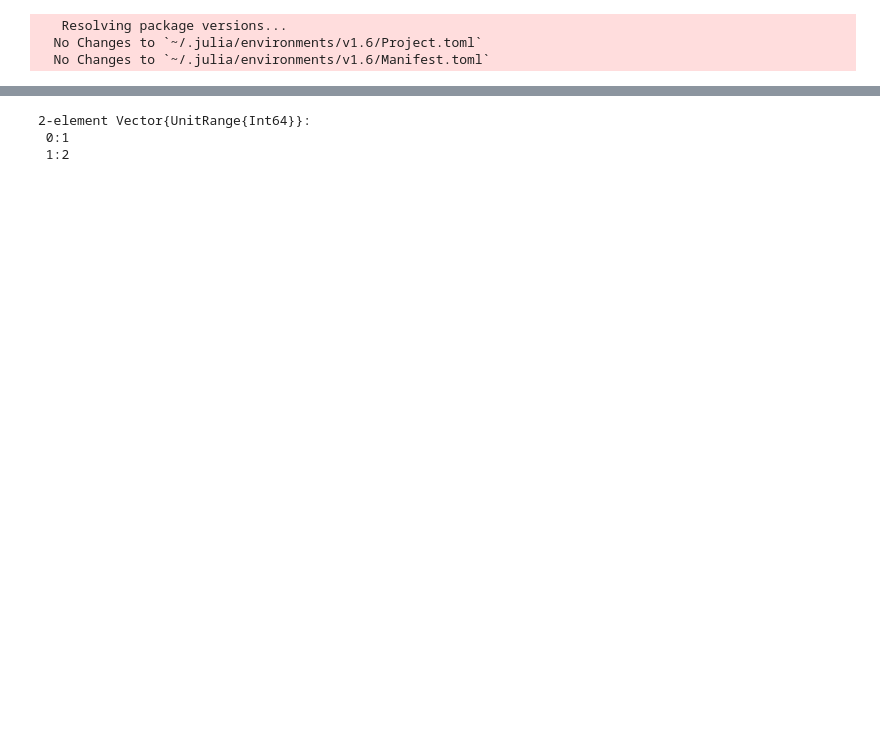
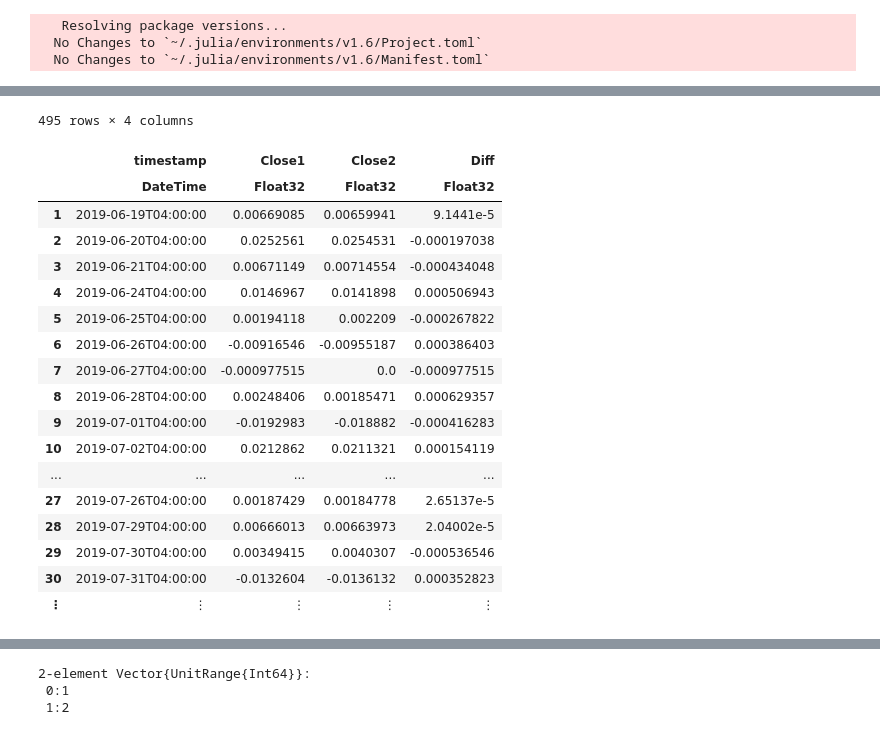
Before and after one commit to iwasnothing/julia-notebook, a Jupyter notebook: timeseries.ipynb, the cells around one changed output, grey strips where cells are left out. Saved outputs shown, nothing was run; the diff lists cells and outputs as text; code cells hidden in the pictures; blank space fills up the shorter version.

```diff
--- a/timeseries.ipynb
+++ b/timeseries.ipynb
@@ -152,0 +153,9 @@ size(current) = (1, 4)
+# %%
+using Random, Distributions
+using StatsBase
+df = DataFrame(data)
+df = filter(:Diff => x -> x > -0.01, df)
+histogram(df[1:400,:Diff])
+fit(Normal, df[1:400,:Diff])
+
+plot!(rand(Normal(-9.9e-6, 0.00052), 400), seriestype=:scatterhist, linestyle=:solid, size=(600,150))
@@ -153,3 +165,25 @@ size(current) = (1, 4)
+# %%
+filter(:Diff => x -> x > -0.01, df)
+# %% [output]
+495 rows × 4 columns
+|  | timestamp | Close1 | Close2 | Diff |
+|  | DateTime | Float32 | Float32 | Float32 |
+| 1 | 2019-06-19T04:00:00 | 0.00669085 | 0.00659941 | 9.1441e-5 |
+| 2 | 2019-06-20T04:00:00 | 0.0252561 | 0.0254531 | -0.000197038 |
+| 3 | 2019-06-21T04:00:00 | 0.00671149 | 0.00714554 | -0.000434048 |
+| 4 | 2019-06-24T04:00:00 | 0.0146967 | 0.0141898 | 0.000506943 |
+| 5 | 2019-06-25T04:00:00 | 0.00194118 | 0.002209 | -0.000267822 |
+| 6 | 2019-06-26T04:00:00 | -0.00916546 | -0.00955187 | 0.000386403 |
+| 7 | 2019-06-27T04:00:00 | -0.000977515 | 0.0 | -0.000977515 |
+| 8 | 2019-06-28T04:00:00 | 0.00248406 | 0.00185471 | 0.000629357 |
+| 9 | 2019-07-01T04:00:00 | -0.0192983 | -0.018882 | -0.000416283 |
+| 10 | 2019-07-02T04:00:00 | 0.0212862 | 0.0211321 | 0.000154119 |
+| ... | ... | ... | ... | ... |
+| 27 | 2019-07-26T04:00:00 | 0.00187429 | 0.00184778 | 2.65137e-5 |
+| 28 | 2019-07-29T04:00:00 | 0.00666013 | 0.00663973 | 2.04002e-5 |
+| 29 | 2019-07-30T04:00:00 | 0.00349415 | 0.0040307 | -0.000536546 |
+| 30 | 2019-07-31T04:00:00 | -0.0132604 | -0.0136132 | 0.000352823 |
+| ⋮ | ⋮ | ⋮ | ⋮ | ⋮ |
 # %%
 testStationary(data[!,:Close])
 # %% [output]
```
Also changed, not shown: parts of 12 cells of this notebook.
